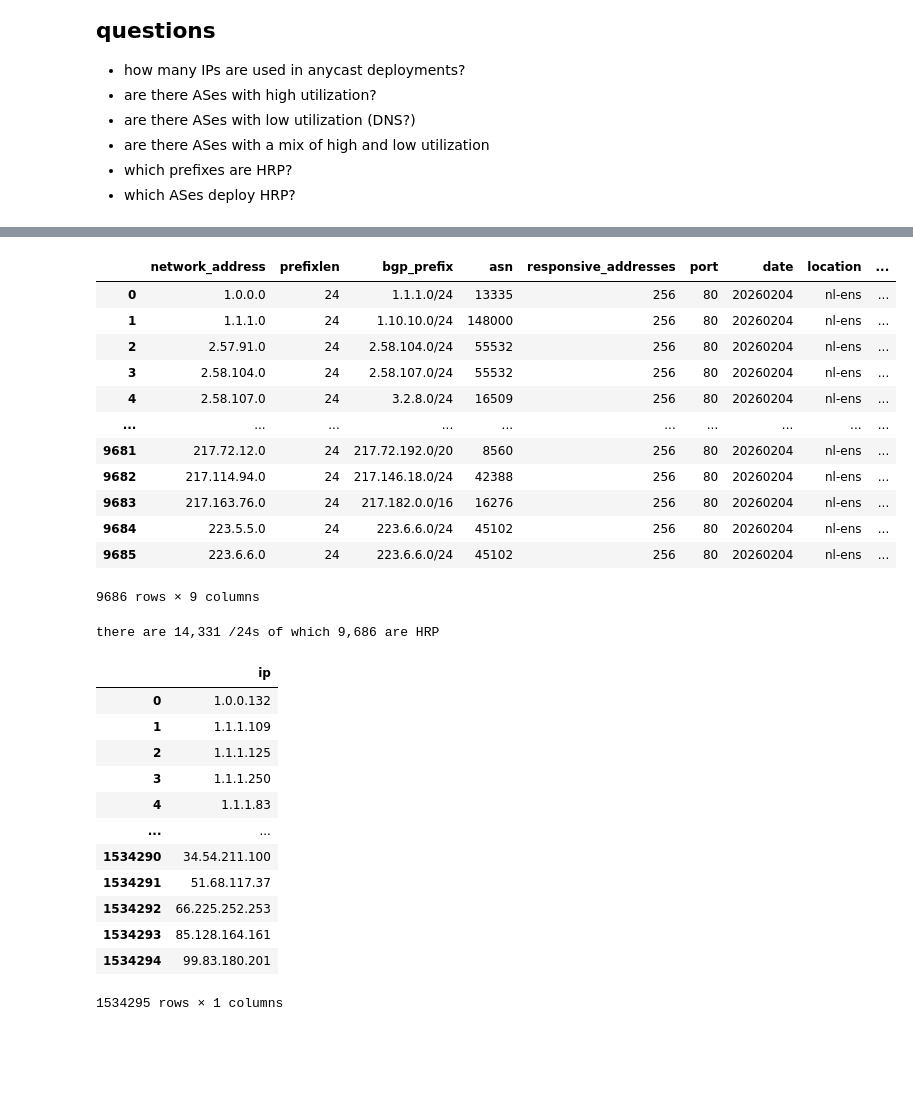
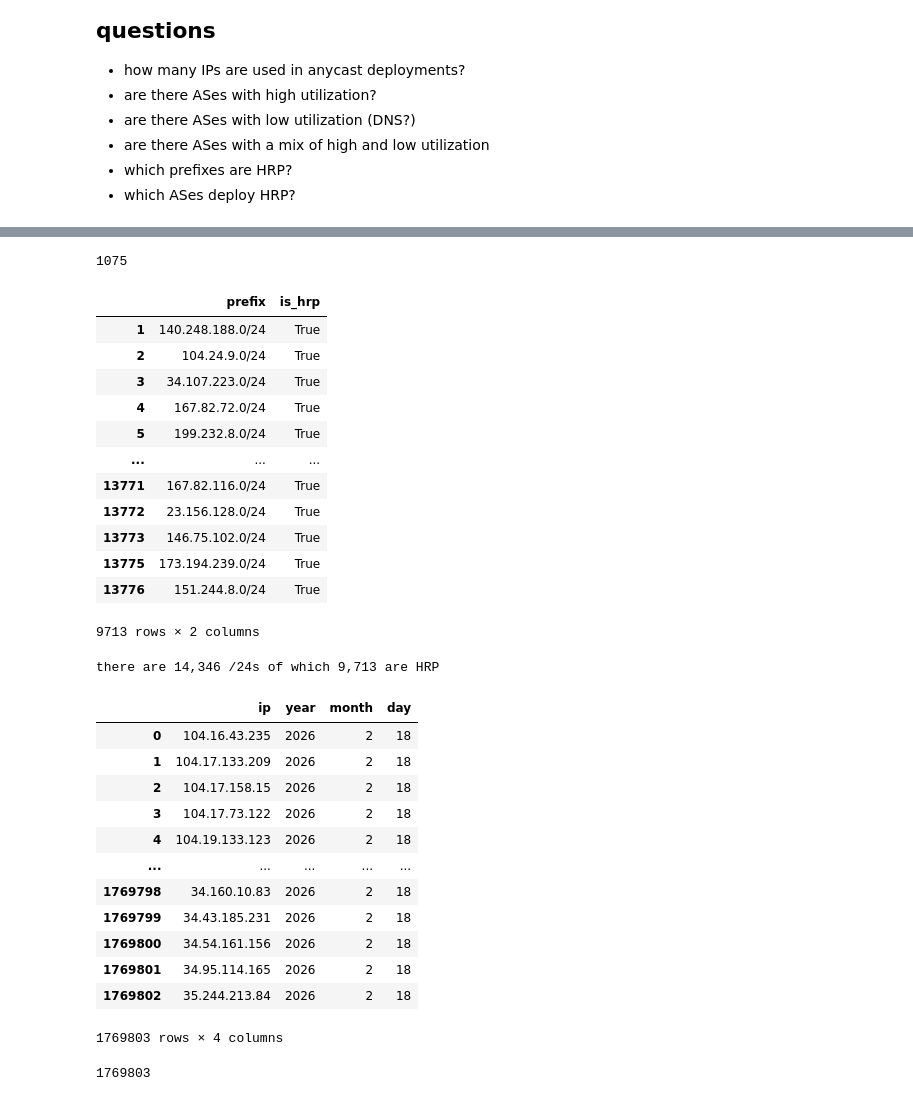
Before and after one commit to gustavoluvizotto/anycast-service-discovery, a Jupyter notebook: analysis/ip_utilization/ip_utilization.ipynb, the cells around one changed output, grey strips where cells are left out. Saved outputs shown, nothing was run; the diff lists cells and outputs as text; code cells hidden in the pictures; blank space fills up the shorter version.

```diff
--- a/analysis/ip_utilization/ip_utilization.ipynb
+++ b/analysis/ip_utilization/ip_utilization.ipynb
@@ -51,50 +53,60 @@ census_v4
+# %%
+census_v4['ASN'].str.split('_').explode().nunique()
+# %% [output]
+1075
 # %%
 # load in HRP data
 
-hrp = pd.read_csv('nl-ens_20260204_slash24-info.csv.gz')
-hrp['/24'] = hrp['network_address'] + '/24'
+# hrp = pd.read_csv('nl-ens_20260204_slash24-info.csv.gz')
+hrp = pd.read_csv('part-00000-221fd490-deca-4171-ad09-7cf2764b8c5b-c000.csv')
+# hrp['/24'] = hrp['ip'].str.rsplit('.', n=1).str[0] + '.0/24'
+hrp = hrp[hrp['is_hrp']]
 hrp
 # %% [output]
-|  | network_address | prefixlen | bgp_prefix | asn | responsive_addresses | port | date | location | ... |
-| 0 | 1.0.0.0 | 24 | 1.1.1.0/24 | 13335 | 256 | 80 | 20260204 | nl-ens | ... |
-| 1 | 1.1.1.0 | 24 | 1.10.10.0/24 | 148000 | 256 | 80 | 20260204 | nl-ens | ... |
-| 2 | 2.57.91.0 | 24 | 2.58.104.0/24 | 55532 | 256 | 80 | 20260204 | nl-ens | ... |
-| 3 | 2.58.104.0 | 24 | 2.58.107.0/24 | 55532 | 256 | 80 | 20260204 | nl-ens | ... |
-| 4 | 2.58.107.0 | 24 | 3.2.8.0/24 | 16509 | 256 | 80 | 20260204 | nl-ens | ... |
-| ... | ... | ... | ... | ... | ... | ... | ... | ... | ... |
-| 9681 | 217.72.12.0 | 24 | 217.72.192.0/20 | 8560 | 256 | 80 | 20260204 | nl-ens | ... |
-| 9682 | 217.114.94.0 | 24 | 217.146.18.0/24 | 42388 | 256 | 80 | 20260204 | nl-ens | ... |
-| 9683 | 217.163.76.0 | 24 | 217.182.0.0/16 | 16276 | 256 | 80 | 20260204 | nl-ens | ... |
-| 9684 | 223.5.5.0 | 24 | 223.6.6.0/24 | 45102 | 256 | 80 | 20260204 | nl-ens | ... |
-| 9685 | 223.6.6.0 | 24 | 223.6.6.0/24 | 45102 | 256 | 80 | 20260204 | nl-ens | ... |
+|  | prefix | is_hrp |
+| 1 | 140.248.188.0/24 | True |
+| 2 | 104.24.9.0/24 | True |
+| 3 | 34.107.223.0/24 | True |
+| 4 | 167.82.72.0/24 | True |
+| 5 | 199.232.8.0/24 | True |
+| ... | ... | ... |
+| 13771 | 167.82.116.0/24 | True |
+| 13772 | 23.156.128.0/24 | True |
+| 13773 | 146.75.102.0/24 | True |
+| 13775 | 173.194.239.0/24 | True |
+| 13776 | 151.244.8.0/24 | True |
-9686 rows × 9 columns
+9713 rows × 2 columns
 # %%
 # join census with HRP
 
-census_v4['is_hrp'] = census_v4['prefix'].isin(hrp['/24'])
+census_v4['is_hrp'] = census_v4['prefix'].isin(hrp['prefix'])
 
 print(f"there are {census_v4['prefix'].nunique():,} /24s of which {census_v4[census_v4['is_hrp']]['prefix'].nunique():,} are HRP")
 # %% [output]
-there are 14,331 /24s of which 9,686 are HRP
+there are 14,346 /24s of which 9,713 are HRP
 # %%
 # load in IPs with services (excluding unknowns)
 
-ip_services = pd.read_csv('nl-ens_ips-with-service_20260204_v4.csv.gz')
+ip_services = pd.read_csv('part-00000-a6158df2-c124-48da-814d-c180043134fa-c000.csv')
 ip_services
 # %% [output]
-|  | ip |
-| 0 | 1.0.0.132 |
-| 1 | 1.1.1.109 |
-| 2 | 1.1.1.125 |
-| 3 | 1.1.1.250 |
-| 4 | 1.1.1.83 |
-| ... | ... |
-| 1534290 | 34.54.211.100 |
-| 1534291 | 51.68.117.37 |
-| 1534292 | 66.225.252.253 |
-| 1534293 | 85.128.164.161 |
-| 1534294 | 99.83.180.201 |
+|  | ip | year | month | day |
+| 0 | 104.16.43.235 | 2026 | 2 | 18 |
+| 1 | 104.17.133.209 | 2026 | 2 | 18 |
+| 2 | 104.17.158.15 | 2026 | 2 | 18 |
+| 3 | 104.17.73.122 | 2026 | 2 | 18 |
+| 4 | 104.19.133.123 | 2026 | 2 | 18 |
+| ... | ... | ... | ... | ... |
+| 1769798 | 34.160.10.83 | 2026 | 2 | 18 |
+| 1769799 | 34.43.185.231 | 2026 | 2 | 18 |
+| 1769800 | 34.54.161.156 | 2026 | 2 | 18 |
+| 1769801 | 34.95.114.165 | 2026 | 2 | 18 |
+| 1769802 | 35.244.213.84 | 2026 | 2 | 18 |
-1534295 rows × 1 columns
+1769803 rows × 4 columns
+# %%
+ip_services['ip'].nunique()
+# %% [output]
+1769803
 # %%
 ip_services['/24'] = (
     ip_services['ip']
```
Also changed, not shown: parts of 75 cells of this notebook, 18 other files.
